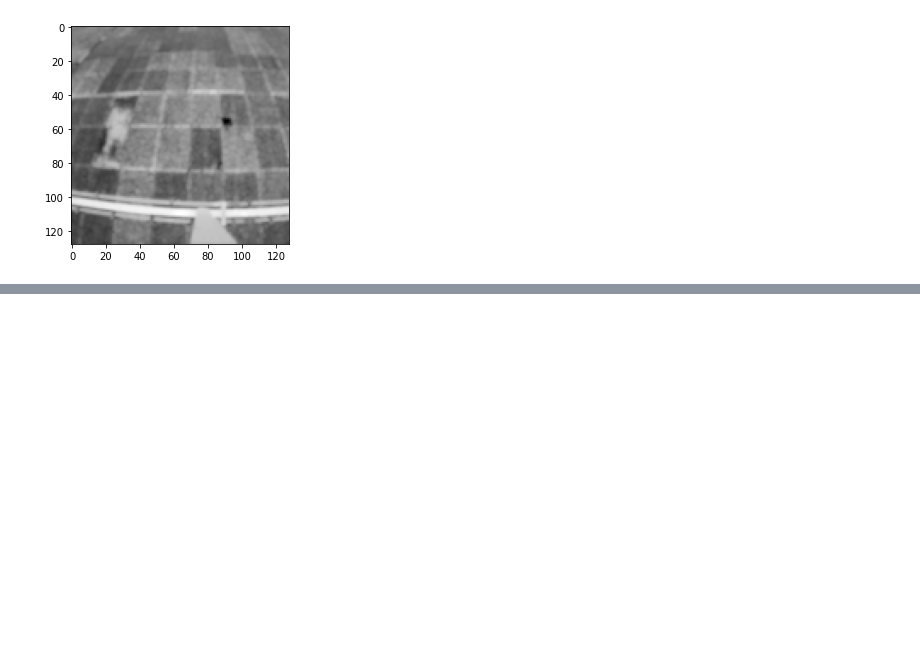
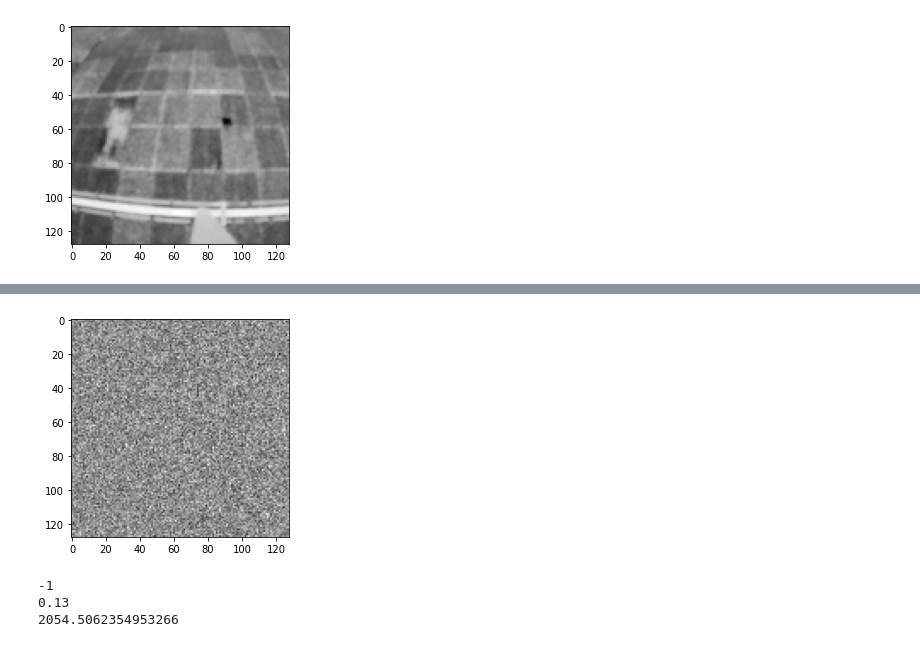
Before and after one commit to nastyadunaeva/searching_for_anomalies, a Jupyter notebook: model.ipynb, the cells around one changed output, grey strips where cells are left out. Cells and saved outputs as stored; diff of their text form; code cells hidden in the pictures; blank space fills up the shorter version.

```diff
--- a/model.ipynb
+++ b/model.ipynb
@@ -420,0 +427,14 @@ pyplot.show()
+# %%
+# Шум, близкий к residual(u_2)
+best_mean_2, best_std_2, min_dist_2 = fit(residual2)
+img = gauss_noise(residual2.shape[1], residual2.shape[0], best_mean_2, best_std_2)
+pyplot.imshow(img, cmap=pyplot.get_cmap('gray'))
+pyplot.show()
+print(best_mean_2)
+print(best_std_2)
+print(min_dist_2)
+# %% [output]
+[figure, added]
+-1
+0.13
+2054.5062354953266
```
Also changed, not shown: parts of 10 cells of this notebook.
